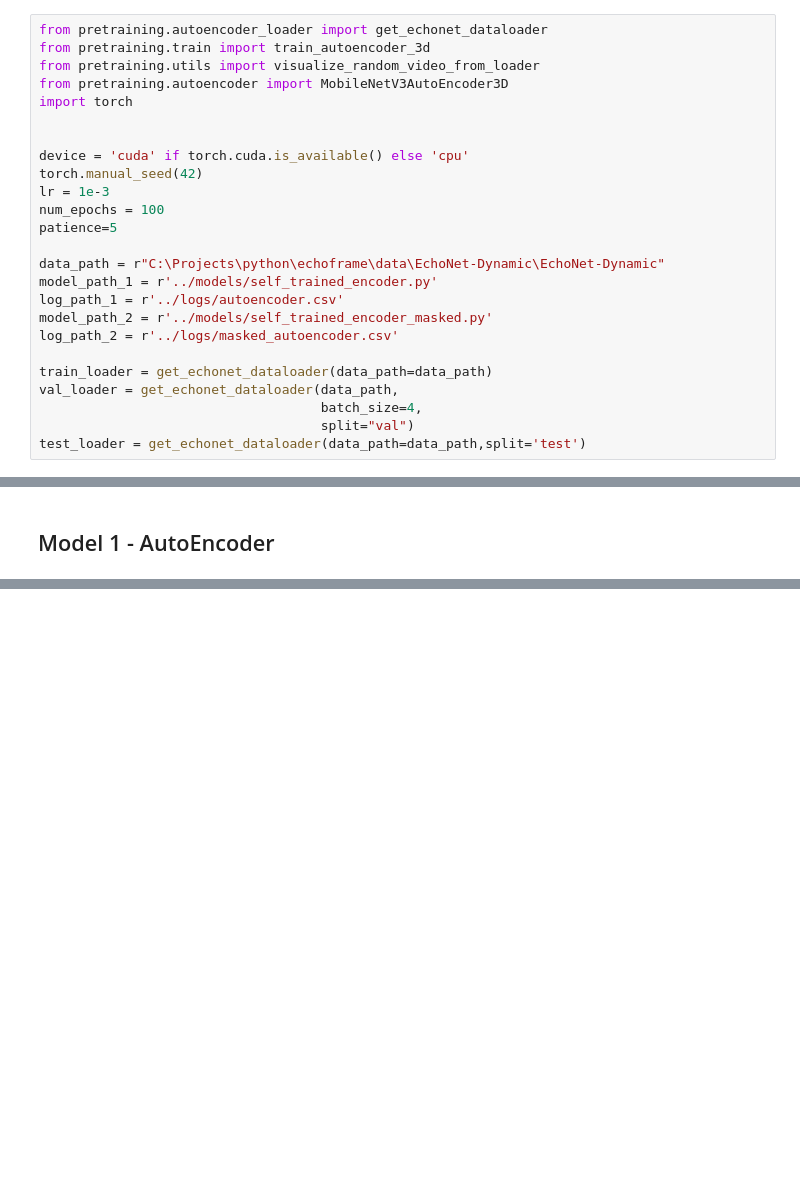
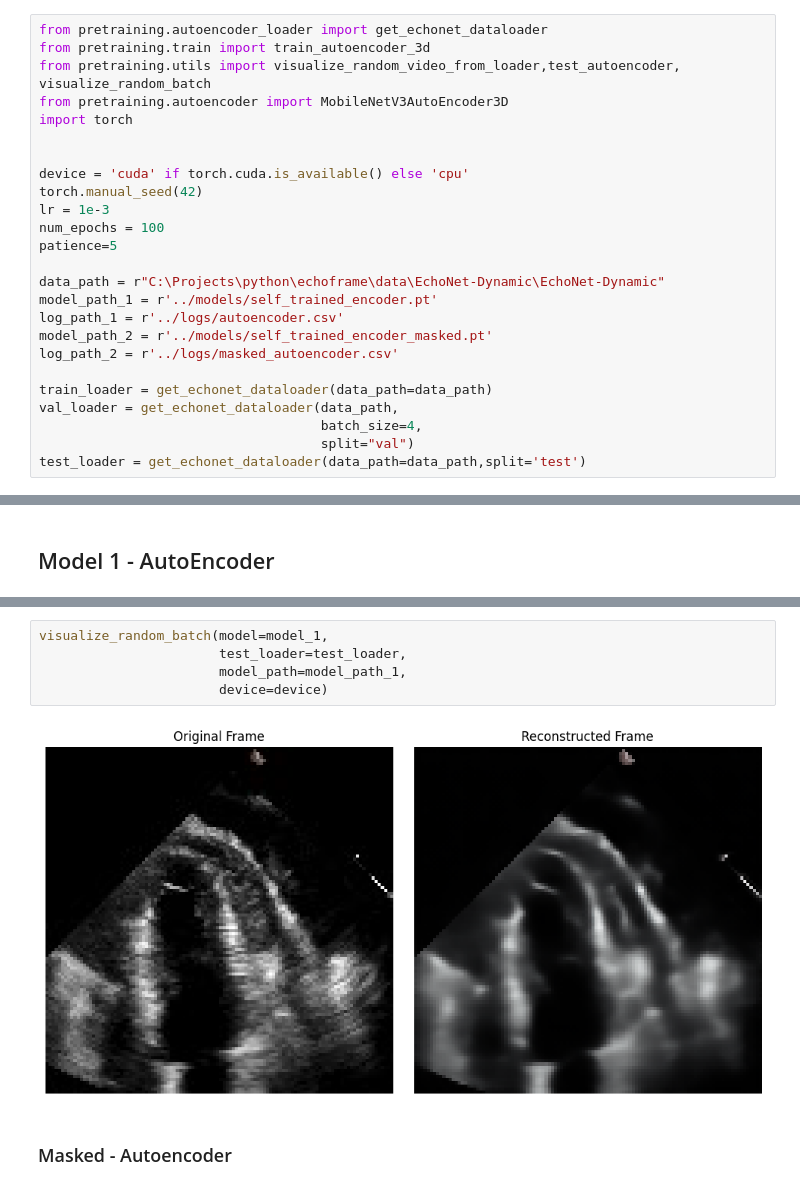
Before and after one commit to harshalchalke31/echoframe_capstone, a Jupyter notebook: pretraining/pre_training.ipynb, the cells around one changed output, grey strips where cells are left out. Drawn from its saved outputs; the diff is of its cells as text; blank space fills up the shorter version.

```diff
--- a/pretraining/pre_training.ipynb
+++ b/pretraining/pre_training.ipynb
@@ -3,7 +3,7 @@
 # %%
 from pretraining.autoencoder_loader import get_echonet_dataloader
 from pretraining.train import train_autoencoder_3d
-from pretraining.utils import visualize_random_video_from_loader
+from pretraining.utils import visualize_random_video_from_loader,test_autoencoder, visualize_random_batch
 from pretraining.autoencoder import MobileNetV3AutoEncoder3D
 import torch
 
@@ -15,9 +15,9 @@ num_epochs = 100
 patience=5
 
 data_path = r"C:\Projects\python\echoframe\data\EchoNet-Dynamic\EchoNet-Dynamic"
-model_path_1 = r'../models/self_trained_encoder.py'
+model_path_1 = r'../models/self_trained_encoder.pt'
 log_path_1 = r'../logs/autoencoder.csv'
-model_path_2 = r'../models/self_trained_encoder_masked.py'
+model_path_2 = r'../models/self_trained_encoder_masked.pt'
 log_path_2 = r'../logs/masked_autoencoder.csv'
 
 train_loader = get_echonet_dataloader(data_path=data_path)
@@ -78,0 +90,9 @@ Early Stopping Triggered!
+# %%
+visualize_random_batch(model=model_1,
+                       test_loader=test_loader,
+                       model_path=model_path_1,
+                       device=device)
+# %% [output]
+[figure, added]
+# %% [markdown]
+### Masked - Autoencoder
```
Also changed, not shown: parts of 9 cells of this notebook, 11 other files.
